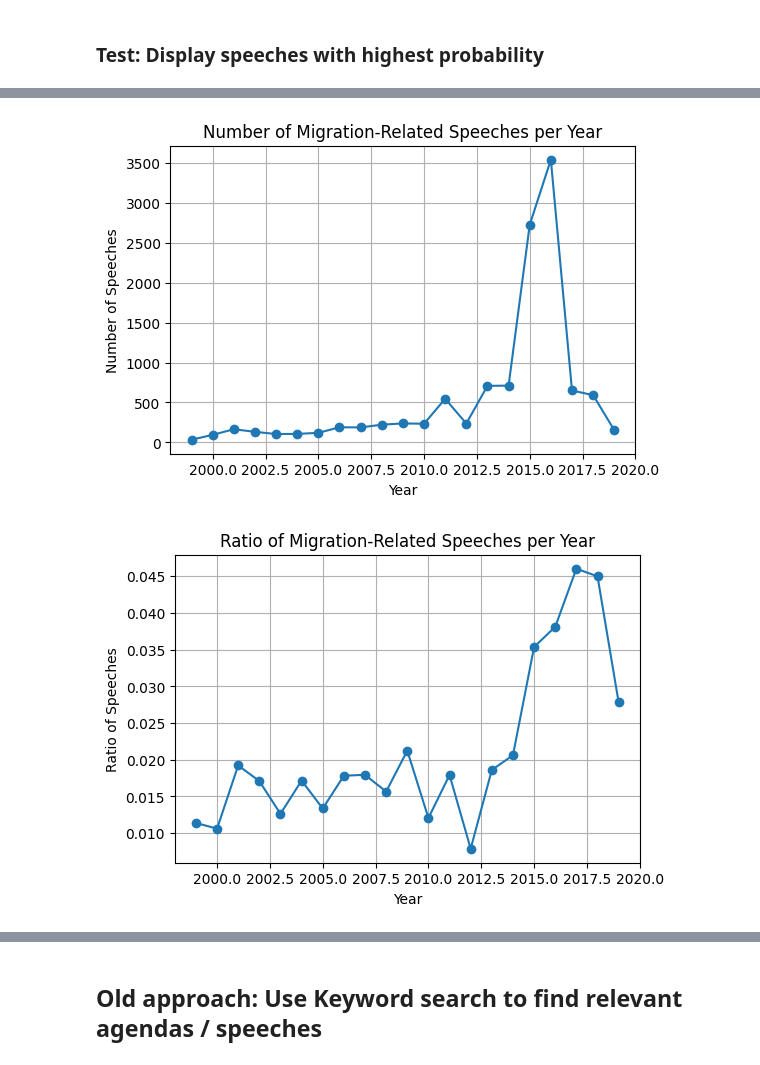
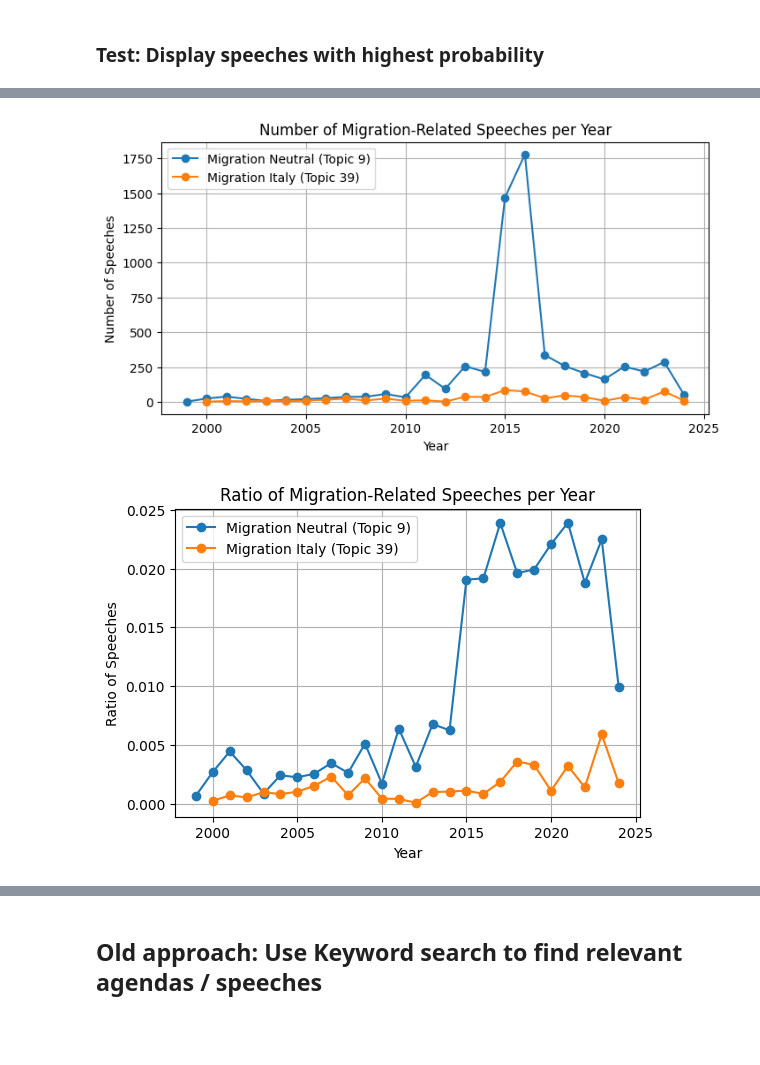
Before and after one commit to derkleinejakob/dataliteracy25, a Jupyter notebook: filter_data.ipynb, the cells around one changed output, grey strips where cells are left out. Cells and saved outputs as stored; diff of their text form; code cells hidden in the pictures; blank space fills up the shorter version.

```diff
--- a/filter_data.ipynb
+++ b/filter_data.ipynb
@@ -36,5 +36,9 @@ df_party_members = df[~(df["party"] == "-")]
 # df_party_members = df_party_members[~(df_party_members["party"] == "NI")]
 # remove TGI: technical group of independents, no party group affiliation
 # df_party_members = df_party_members[~(df_party_members["party"] == "TGI")]
+
+# only keep speeches with at least 50 characters: important for coherence with preprocessed data
+df_party_members = df_party_members[df_party_members["translatedText"].map(str).map(len) > 50]
 print(len(df_party_members))
+assert len(df_party_members) == len(preprocessed_data)
 # %% [output]
@@ -125,8 +128,3 @@ Total characters already translated: 554314120
 # %%
-# for now: only use speeches which were given in english or machine translation availible
-df_party_members = df_party_members[df_party_members["translatedText"].notna()]
-
-# only keep speeches with at least 50 characters: important for coherence with preprocessed data
-df_party_members = df_party_members[df_party_members["translatedText"].map(len) > 50]
-print(len(df_party_members))
-print(len(preprocessed_data))
+# # for now: only use speeches which were given in english or machine translation availible
+# df_party_members = df_party_members[df_party_members["translatedText"].notna()]
@@ -238,2 +231,5 @@ df_topics.head()
 5 rows × 101 columns
+# %%
+# exlude "NI" and "TGI" from party columns, these are non-inscrits without party group affiliation
+df_topics = df_topics[~df_topics["party"].isin(["NI", "TGI"])]
 # %% [markdown]
@@ -241,7 +265,10 @@ df_topics.head()
 # %%
 # get migration dataset
-topic_id_migration = 26
-prob_threshold = 0.3
-df_migration = df_topics[df_topics[f"topic_{topic_id_migration}"] >= prob_threshold]
-print(f"Number of speeches related to migration (topic {topic_id_migration} with prob >= {prob_threshold}): {df_migration.shape[0]}")
+topic_id_migration_neutral = 9
+topic_id_migration_italy = 39
+prob_threshold = 0.25
+df_migration_neutral = df_topics[df_topics[f"topic_{topic_id_migration_neutral}"] >= prob_threshold]
+print(f"Number of speeches in topic migration_neutral (topic {topic_id_migration_neutral} with prob >= {prob_threshold}): {df_migration_neutral.shape[0]}")
+df_migration_italy = df_topics[df_topics[f"topic_{topic_id_migration_italy}"] >= prob_threshold]
+print(f"Number of speeches in topic migration_italy (topic {topic_id_migration_italy} with prob >= {prob_threshold}): {df_migration_italy.shape[0]}")
 # %% [output]
@@ -307,25 +389,33 @@ df_migration_sorted.to_csv("migration_speeches_lda.csv", sep="\t")
 # %%
-# plot number of migration speeches per year
-migration_counts_per_year = df_migration['year'].value_counts().sort_index()
-plt.figure(figsize=(6, 4))
-plt.plot(migration_counts_per_year.index, migration_counts_per_year.values, marker='o')
+# plot number of speeches in topic 9 and 39 per year
+migration_neutral_counts_per_year = df_migration_neutral['year'].value_counts().sort_index()
+migration_italy_counts_per_year = df_migration_italy['year'].value_counts().sort_index()
+plt.figure(figsize=(8, 4))
+plt.plot(migration_neutral_counts_per_year.index, migration_neutral_counts_per_year.values, marker='o', label='Migration Neutral (Topic 9)')
+plt.plot(migration_italy_counts_per_year.index, migration_italy_counts_per_year.values, marker='o', label='Migration Italy (Topic 39)')
 plt.title('Number of Migration-Related Speeches per Year')
 plt.xlabel('Year')
 plt.ylabel('Number of Speeches')
+plt.legend()
 plt.grid()
 plt.show()
 # %% [output]
-[figure, old version]
+[figure, new version]
 # %%
 # normalized plot: ratio of migration speeches to total speeches per year
 speech_counts_per_year = df_party_members['year'].value_counts().sort_index()
-ratio_per_year = migration_counts_per_year / speech_counts_per_year
+ratio_neutral_per_year = migration_neutral_counts_per_year / speech_counts_per_year
+ratio_neutral_per_year = ratio_neutral_per_year.dropna()  # remove NaN values
+ratio_italy_per_year = migration_italy_counts_per_year / speech_counts_per_year
+ratio_italy_per_year = ratio_italy_per_year.dropna()  # remove NaN values
 plt.figure(figsize=(6, 4))
-plt.plot(migration_counts_per_year.index, ratio_per_year, marker='o')
+plt.plot(ratio_neutral_per_year.index, ratio_neutral_per_year.values, marker='o', label='Migration Neutral (Topic 9)')
+plt.plot(ratio_italy_per_year.index, ratio_italy_per_year.values, marker='o', label='Migration Italy (Topic 39)')
 plt.title('Ratio of Migration-Related Speeches per Year')
 plt.xlabel('Year')
 plt.ylabel('Ratio of Speeches')
+plt.legend()
 plt.grid()
 plt.show()
 # %% [output]
-[figure, old version]
+[figure, new version]
```
Also changed, not shown: parts of 25 cells of this notebook, 1 other file.
